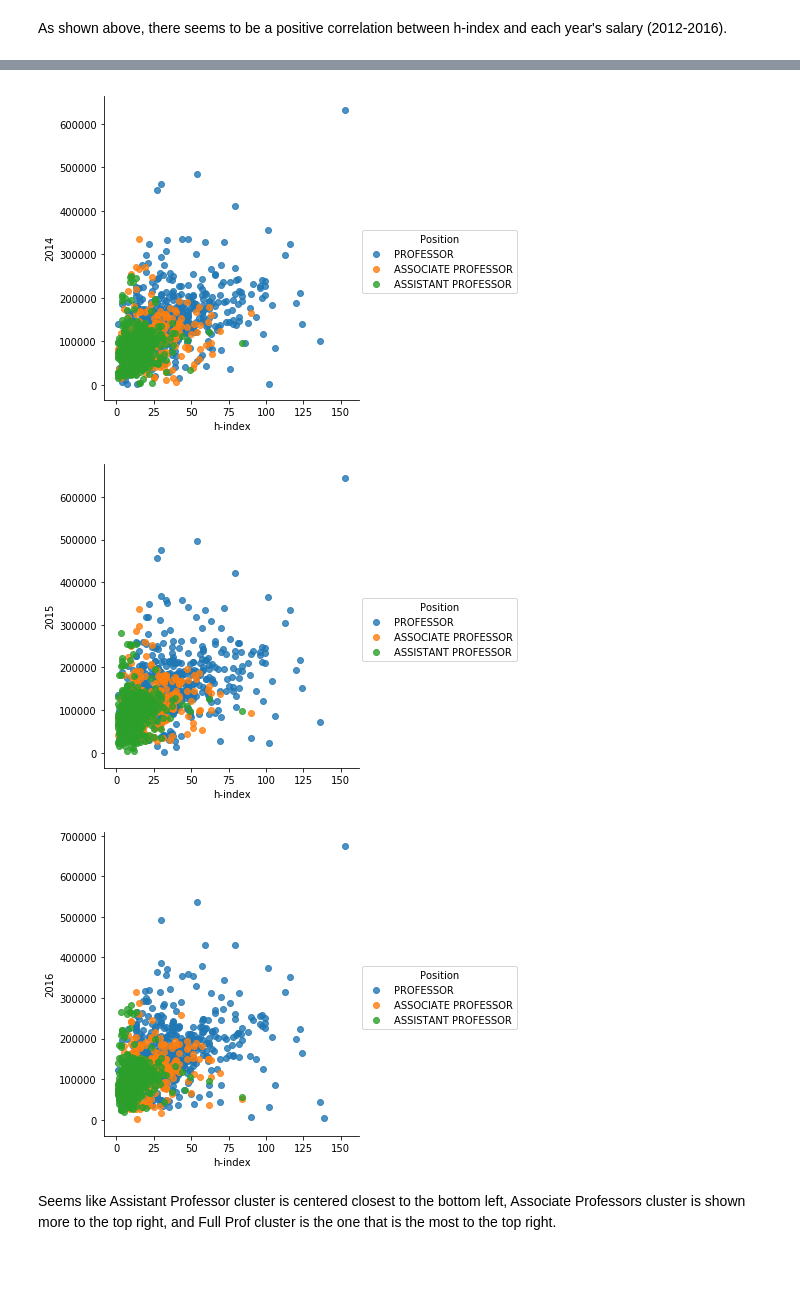
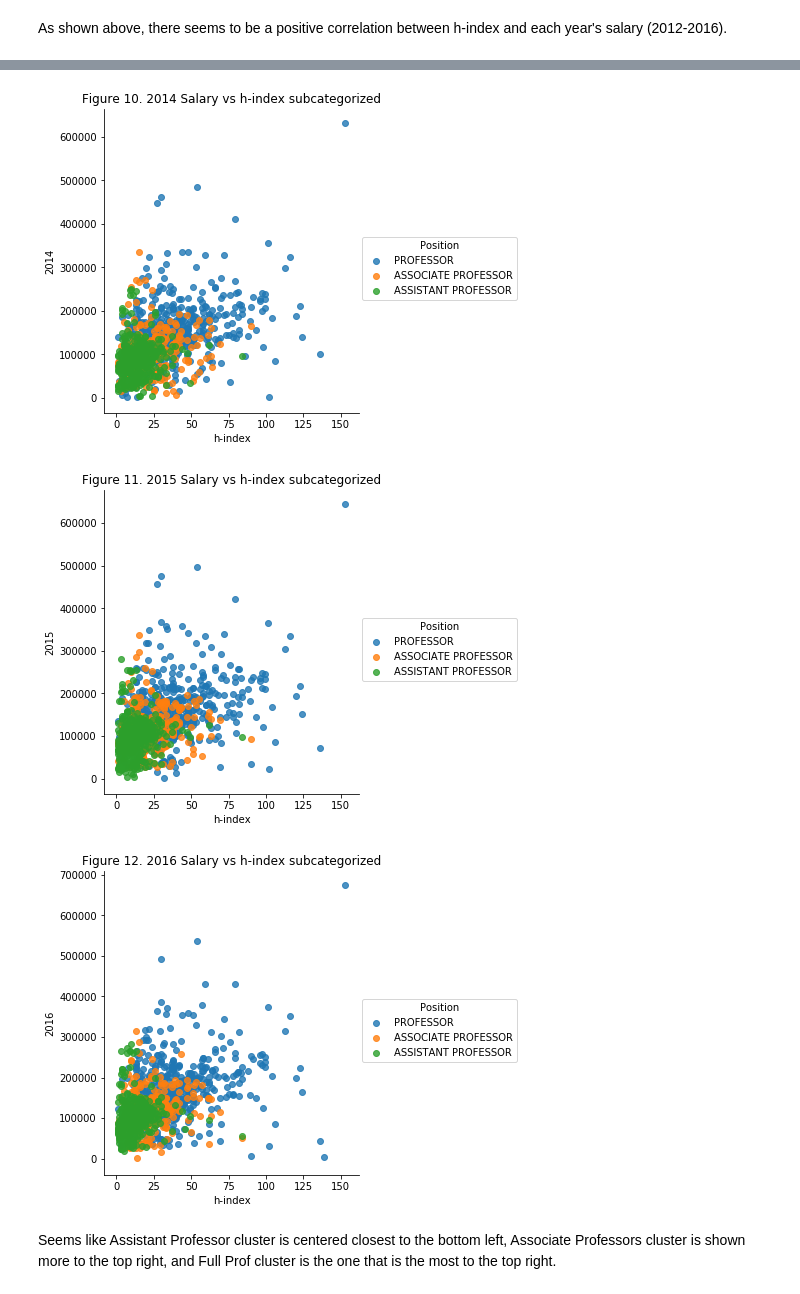
Before and after one commit to jkim30882/TDI, a Jupyter notebook: TDI Final Interview.ipynb, the cells around one changed output, grey strips where cells are left out. Cells and saved outputs as stored; diff of their text form; code cells hidden in the pictures; blank space fills up the shorter version.

```diff
--- a/TDI Final Interview.ipynb
+++ b/TDI Final Interview.ipynb
@@ -286,10 +286,15 @@ As shown above, there seems to be a positive correlation between h-index and eac
 
 
 sns.lmplot(x="h-index", y="2012", data=df_2012, fit_reg=False, hue='Position')
+plt.title('Figure 8. 2012 Salary vs h-index subcategorized')
 sns.lmplot(x="h-index", y="2013", data=df_2013, fit_reg=False, hue='Position')
+plt.title('Figure 9. 2013 Salary vs h-index subcategorized')
 sns.lmplot(x="h-index", y="2014", data=df_2014, fit_reg=False, hue='Position')
+plt.title('Figure 10. 2014 Salary vs h-index subcategorized')
 sns.lmplot(x="h-index", y="2015", data=df_2015, fit_reg=False, hue='Position')
+plt.title('Figure 11. 2015 Salary vs h-index subcategorized')
 sns.lmplot(x="h-index", y="2016", data=df_2016, fit_reg=False, hue='Position')
+plt.title('Figure 12. 2016 Salary vs h-index subcategorized')
 
 plt.show()
 # %% [output]
@@ -298,6 +303,6 @@ plt.show()
-[figure, old version]
+[figure, new version]
-[figure, old version]
+[figure, new version]
-[figure, old version]
+[figure, new version]
 # %% [markdown]
 Seems like Assistant Professor cluster is centered closest to the bottom left, Associate Professors cluster is shown more to the top right, and Full Prof cluster is the one that is the most to the top right.
 # %%
```
Also changed, not shown: parts of 9 cells of this notebook.
